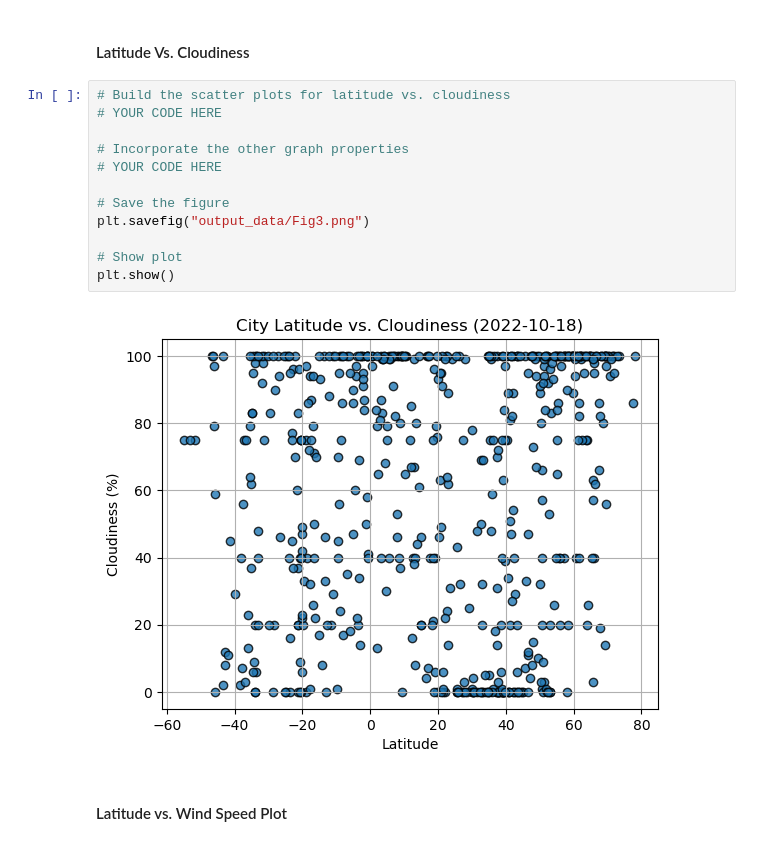
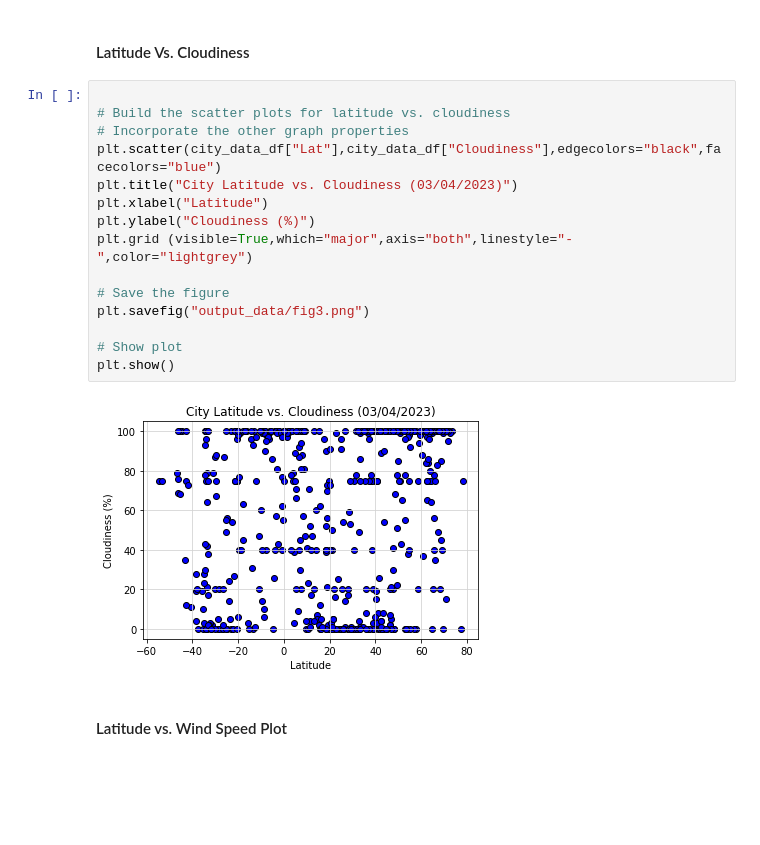
Before and after one commit to Siskeaux/python-api-challenge, a Jupyter notebook: WeatherPy/WeatherPy.ipynb, the cells around one changed output. Drawn from its saved outputs; the diff is of its cells as text; blank space fills up the shorter version.

```diff
--- a/WeatherPy/WeatherPy.ipynb
+++ b/WeatherPy/WeatherPy.ipynb
@@ -217,19 +220,22 @@ plt.show()
 # %% [markdown]
 #### Latitude Vs. Cloudiness
 # %%
+
 # Build the scatter plots for latitude vs. cloudiness
-# YOUR CODE HERE
-
 # Incorporate the other graph properties
-# YOUR CODE HERE
+plt.scatter(city_data_df["Lat"],city_data_df["Cloudiness"],edgecolors="black",facecolors="blue")
+plt.title("City Latitude vs. Cloudiness (03/04/2023)")
+plt.xlabel("Latitude")
+plt.ylabel("Cloudiness (%)")
+plt.grid (visible=True,which="major",axis="both",linestyle="-",color="lightgrey")
 
 # Save the figure
-plt.savefig("output_data/Fig3.png")
+plt.savefig("output_data/fig3.png")
 
 # Show plot
 plt.show()
 # %% [output]
-[figure, old version]
+[figure, new version]
 # %% [markdown]
 #### Latitude vs. Wind Speed Plot
 # %%
```
Also changed, not shown: parts of 28 cells of this notebook, 4 other files.
